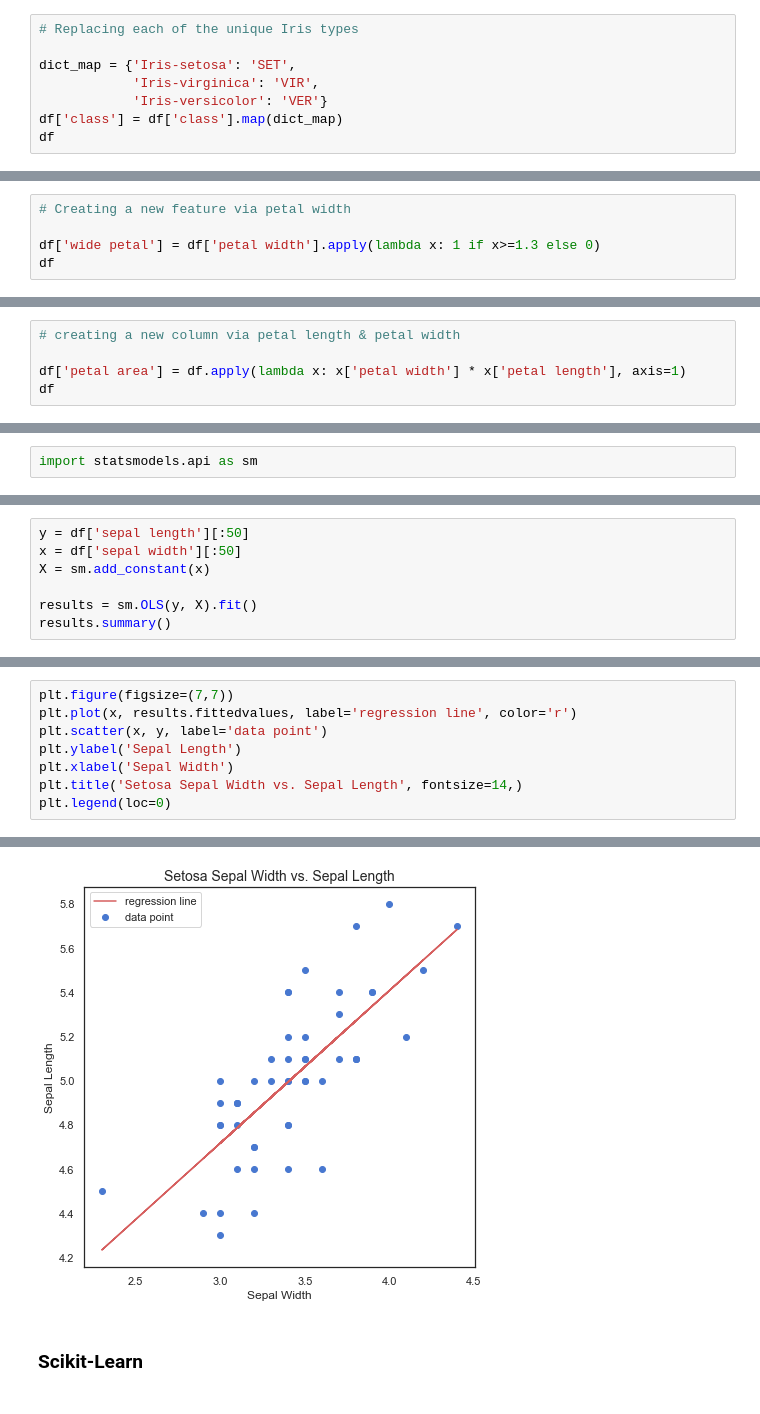
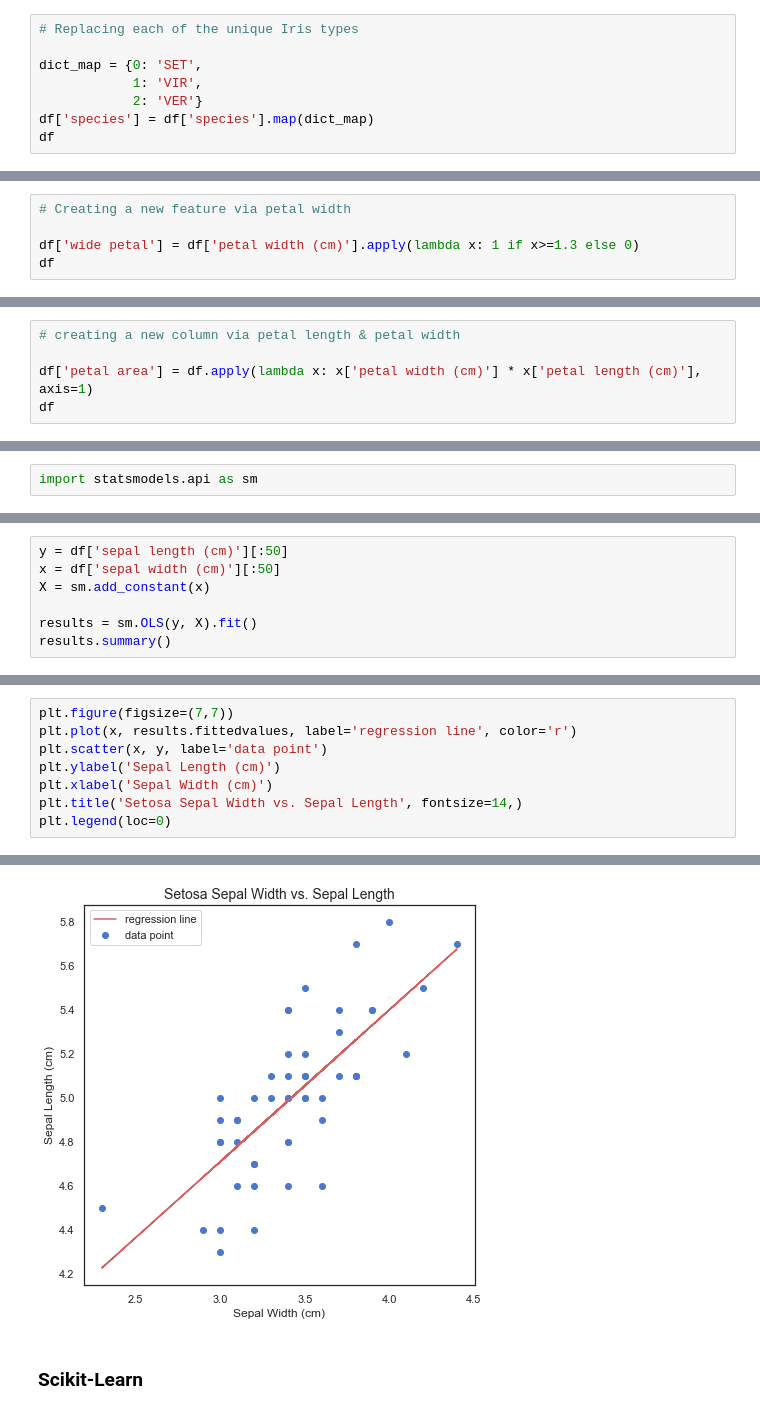
Before and after one commit to stevenkolawole/Python-ML-Blueprints, a Jupyter notebook: 1.-Baby-Steps-into-Data-Analysis-and-Machine-Learning/Baby steps into ML.ipynb, the cells around one changed output, grey strips where cells are left out. Drawn from its saved outputs; the diff is of its cells as text.

```diff
--- a/1.-Baby-Steps-into-Data-Analysis-and-Machine-Learning/Baby steps into ML.ipynb
+++ b/1.-Baby-Steps-into-Data-Analysis-and-Machine-Learning/Baby steps into ML.ipynb
@@ -270,9 +326,9 @@ Here we'd process and manipulate our data
 # %%
 # Replacing each of the unique Iris types
 
-dict_map = {'Iris-setosa': 'SET',
-            'Iris-virginica': 'VIR',
-            'Iris-versicolor': 'VER'}
-df['class'] = df['class'].map(dict_map)
+dict_map = {0: 'SET',
+            1: 'VIR',
+            2: 'VER'}
+df['species'] = df['species'].map(dict_map)
 df
 # %% [output]
@@ -296,6 +352,6 @@ Unlike `map`, `apply` works on both series (single columns) and dataframes (coll
 # %%
 # Creating a new feature via petal width
 
-df['wide petal'] = df['petal width'].apply(lambda x: 1 if x>=1.3 else 0)
+df['wide petal'] = df['petal width (cm)'].apply(lambda x: 1 if x>=1.3 else 0)
 df
 # %% [output]
@@ -315,6 +371,6 @@ df
 # %%
 # creating a new column via petal length & petal width
 
-df['petal area'] = df.apply(lambda x: x['petal width'] * x['petal length'], axis=1)
+df['petal area'] = df.apply(lambda x: x['petal width (cm)'] * x['petal length (cm)'], axis=1)
 df
 # %% [output]
@@ -436,6 +490,6 @@ Text(0.5, 1.02, 'Setosa Sepal Width vs. Length')
 # %%
-y = df['sepal length'][:50]
-x = df['sepal width'][:50]
+y = df['sepal length (cm)'][:50]
+x = df['sepal width (cm)'][:50]
 X = sm.add_constant(x)
 
 results = sm.OLS(y, X).fit()
@@ -463,14 +517,14 @@ Warnings:
 # %%
 plt.figure(figsize=(7,7))
 plt.plot(x, results.fittedvalues, label='regression line', color='r')
 plt.scatter(x, y, label='data point')
-plt.ylabel('Sepal Length')
-plt.xlabel('Sepal Width')
+plt.ylabel('Sepal Length (cm)')
+plt.xlabel('Sepal Width (cm)')
 plt.title('Setosa Sepal Width vs. Sepal Length', fontsize=14,)
 plt.legend(loc=0)
 # %% [output]
 <matplotlib.legend.Legend at 0x...>
-[figure, old version]
+[figure, new version]
 # %% [markdown]
 ### Scikit-Learn
 # %%
```
Also changed, not shown: parts of 51 cells of this notebook, 1 other file.
